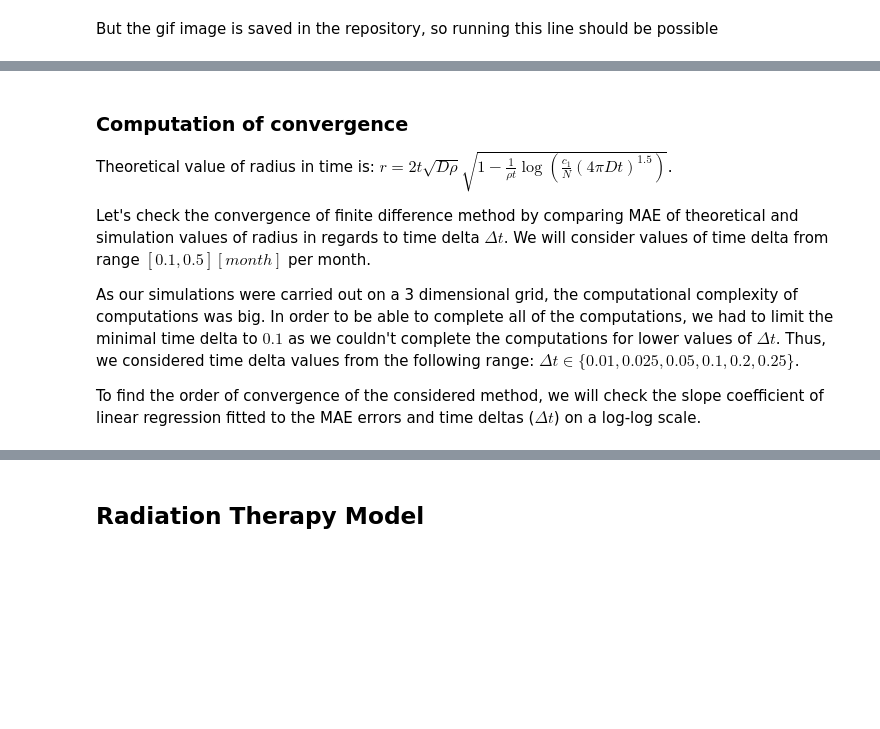
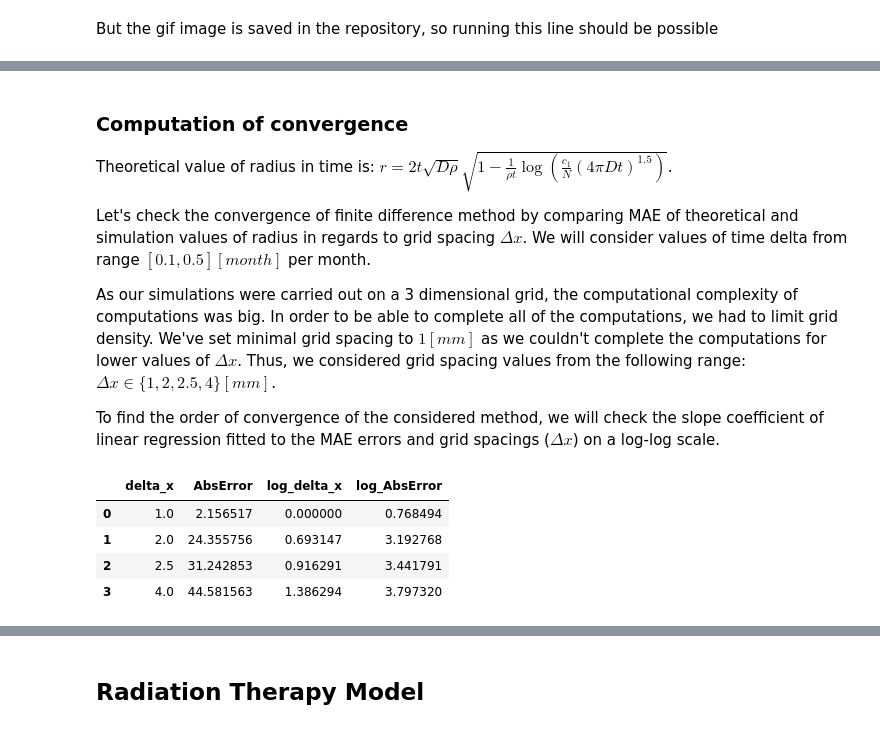
Before and after one commit to lukaszlaszczuk/pde-cancer-modeling, a Jupyter notebook: PDE - simulations.ipynb, the cells around one changed output, grey strips where cells are left out. Saved outputs shown, nothing was run; the diff lists cells and outputs as text; code cells hidden in the pictures; blank space fills up the shorter version.

Commit message:
New simulation for convergence

```diff
--- a/PDE - simulations.ipynb
+++ b/PDE - simulations.ipynb
@@ -240,25 +240,26 @@ Image(url=os.path.join('figs', 'gifs', 'no-treatment.gif'))
 Theoretical value of radius in time is: $r=2t\sqrt{D\rho}\sqrt{1-\frac{1}{\rho t}\log\left(\frac{c_1}{N} (4\pi Dt)^{1.5}\right)}$.
 
 
-Let's check the convergence of finite difference method by comparing MAE of theoretical and simulation values of radius in regards to time delta $\Delta t$. We will consider values of time delta from range $[0.1, 0.5][month]$ per month.
+Let's check the convergence of finite difference method by comparing MAE of theoretical and simulation values of radius in regards to grid spacing $\Delta x$. We will consider values of time delta from range $[0.1, 0.5][month]$ per month.
 
-As our simulations were carried out on a 3 dimensional grid, the computational complexity of computations was big. In order to be able to complete all of the computations, we had to limit the minimal time delta to $0.1$ as we couldn't complete the computations for lower values of $\Delta t$. Thus, we considered time delta values from the following range: $\Delta t \in \{0.01, 0.025, 0.05, 0.1, 0.2, 0.25\}$.
+As our simulations were carried out on a 3 dimensional grid, the computational complexity of computations was big. In order to be able to complete all of the computations, we had to limit grid density. We've set minimal grid spacing to $1 [mm]$ as we couldn't complete the computations for lower values of $\Delta x$. Thus, we considered grid spacing values from the following range: $\Delta x \in \{1, 2, 2.5, 4\} [mm]$.
 
-To find the order of convergence of the considered method, we will check the slope coefficient of linear regression fitted to the MAE errors and time deltas ($\Delta t$) on a log-log scale.
+To find the order of convergence of the considered method, we will check the slope coefficient of linear regression fitted to the MAE errors and grid spacings ($\Delta x$) on a log-log scale.
 # %%
-def compute_radius_for_deltat_range(bound, time_delta_range, t_max):
+def compute_radius_for_deltat_range(time, bound_range, t_max):
 
     # Initialize grid
-    grid = UnitGrid([bound, bound, bound])
+
     df_out = pd.DataFrame([])
-    for t in time_delta_range:
+    for bound in bound_range:
+        grid = UnitGrid([bound, bound, bound])
         bound_diff = int(2**(np.log2(bound/200) + 2))
         c = ScalarField(grid, 0)
         c.data[bound//2-bound_diff:bound//2+(bound_diff+1), bound//2-bound_diff:bound//2+(bound_diff+1), bound//2-bound_diff:bound//2+(bound_diff+1)] = N
         storage = MemoryStorage()
 
         # Solve equation, check radius for each timestep
-        sol = eq.solve(c, t_range=t_max, dt=t, tracker=["progress", storage.tracker(1)])
+        sol = eq.solve(c, t_range=t_max, dt=time, tracker=["progress", storage.tracker(1)])
 
         radius_dict = {}
         len_data = len(storage.data)
@@ -272,29 +273,28 @@ def compute_radius_for_deltat_range(bound, time_delta_range, t_max):
             radius_dict[multip*i+2] = current_radius
         df = pd.Series(radius_dict).reset_index()
         df.columns = ['time', 'radius']
-        df['time_delta'] = t
+        df['delta_x'] = 200/bound
         df_out = df_out.append(df).reset_index(drop=True)
     return df_out
 
-def run_convergence_check_process(bound_, time_delta_range, time_max):
+def run_convergence_check_process(time, bound_range, time_max):
 
     # Compute radius for timesteps and different deltas
     df_out = pd.DataFrame([])
-    df_res = compute_radius_for_deltat_range(bound_, time_delta_range, time_max)
-    df_res['delta_x'] = 200/bound_
+    df_res = compute_radius_for_deltat_range(time, bound_range, time_max)
 
     # Compute MAE
     df_out = df_out.append(df_res).reset_index(drop=True)
     df_out = df_out.reset_index(drop=True)
     df_out['radius_theoretical'] = 2*df_out['time']*np.sqrt(RHO*D)*np.sqrt(1-(1/(RHO*df_out['time']))*np.log((c_1/N)*(4*np.pi*D*df_out['time'])**1.5))
     df_out['AbsError'] = np.abs(df_out['radius'] - df_out['radius_theoretical'])
-    df_mae = df_out.groupby(['time_delta', 'delta_x']).agg({'AbsError':['mean']}).reset_index()
-    df_mae.columns = ['time_delta', 'delta_x', 'AbsError']
+    df_mae = df_out.groupby(['delta_x']).agg({'AbsError':['mean']}).reset_index()
+    df_mae.columns = ['delta_x', 'AbsError']
 
     # Fit Linear Regression
-    df_mae['log_time_delta'] = np.log(df_mae['time_delta'])
+    df_mae['log_delta_x'] = np.log(df_mae['delta_x'])
     df_mae['log_AbsError'] = np.log(df_mae['AbsError'])
-    X = df_mae['log_time_delta'].to_numpy().reshape(-1, 1)
+    X = df_mae['log_delta_x'].to_numpy().reshape(-1, 1)
     y = df_mae['log_AbsError']
     model = LinearRegression()
     model.fit(X, y)
@@ -307,3 +302,16 @@ df_mae, model = run_convergence_check_process(BOUND, T_DELTA_RANGE, SIM_TMAX)
+# %%
+BOUNDS = [50, 80, 100, 200]
+SIM_TMAX = 30
+T_DELTA = 0.25
+df_mae, model = run_convergence_check_process(T_DELTA, BOUNDS, SIM_TMAX)
+# %%
+df_mae
+# %% [output]
+|  | delta_x | AbsError | log_delta_x | log_AbsError |
+| 0 | 1.0 | 2.156517 | 0.000000 | 0.768494 |
+| 1 | 2.0 | 24.355756 | 0.693147 | 3.192768 |
+| 2 | 2.5 | 31.242853 | 0.916291 | 3.441791 |
+| 3 | 4.0 | 44.581563 | 1.386294 | 3.797320 |
 # %%
 # read MAE dataframe if not running simulations
 # df_mae = pd.read_csv("df_mae_convergence.csv")
```
Also changed, not shown: parts of 22 cells of this notebook.
